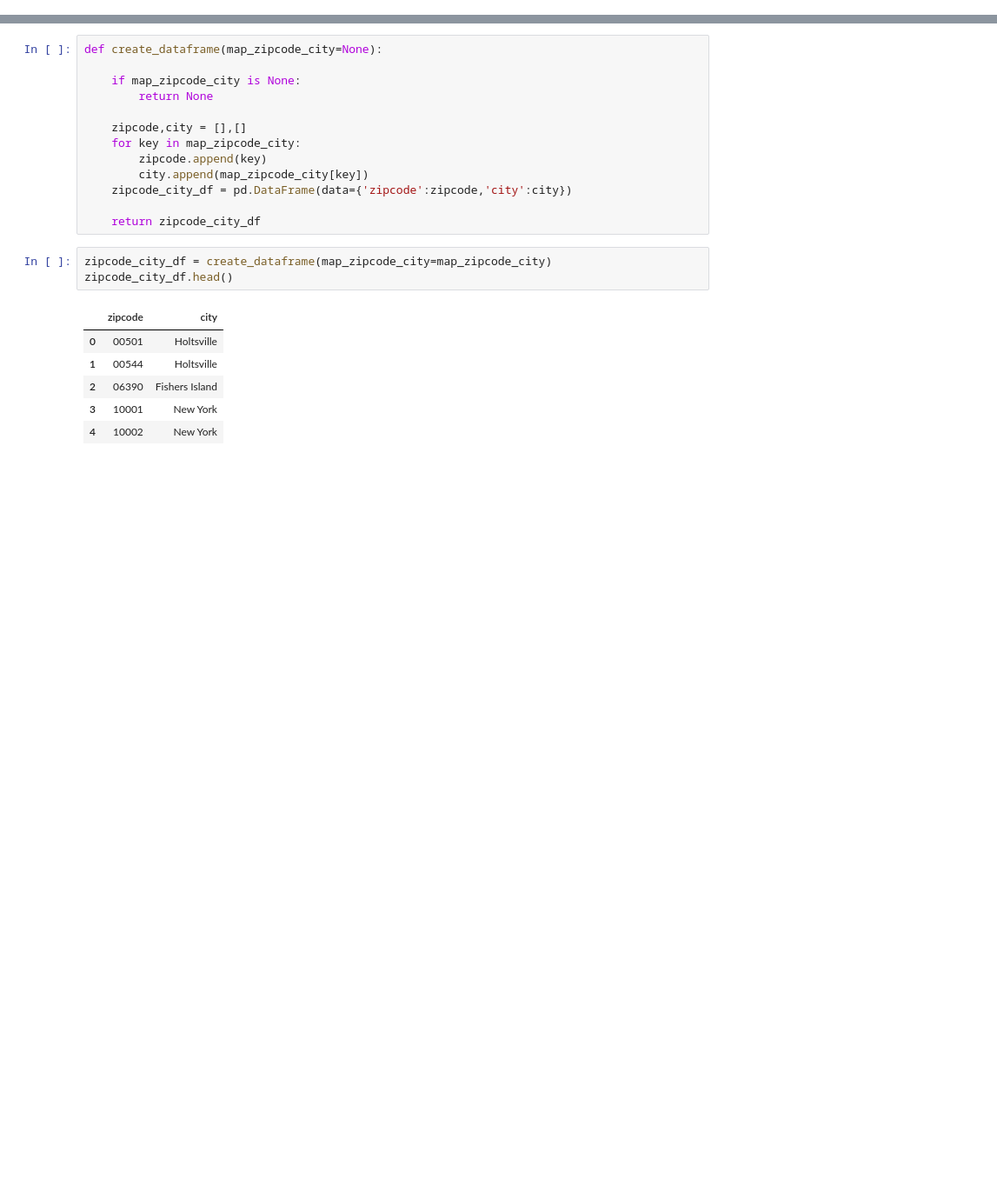
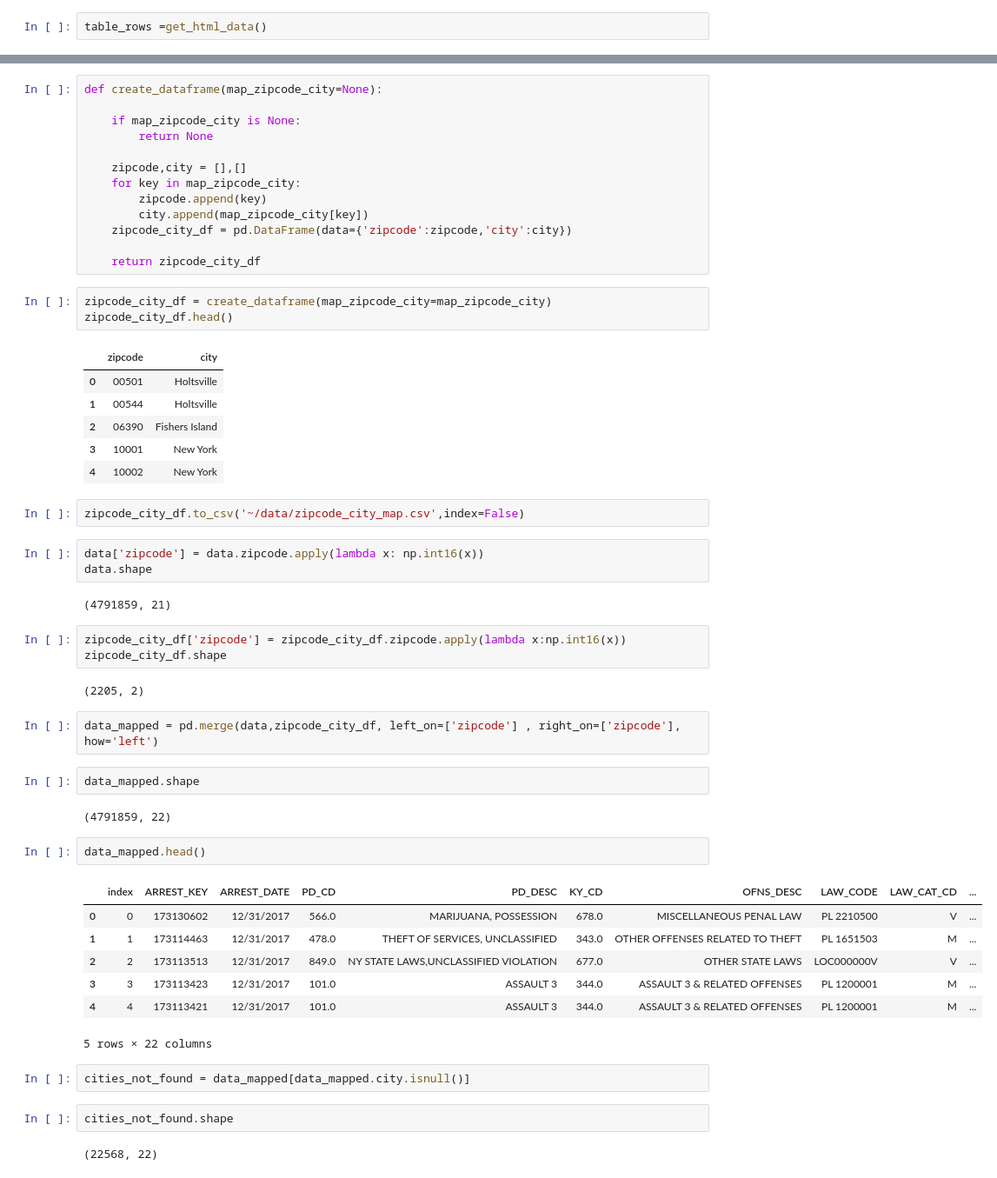
Before and after one commit to bhparijat/NYPD-crime-analysis, a Jupyter notebook: master.ipynb, the cells around one changed output, grey strips where cells are left out. Shown at 87% size. Saved outputs shown, nothing was run; the diff lists cells and outputs as text; blank space fills up the shorter version.

```diff
--- a/master.ipynb
+++ b/master.ipynb
@@ -51,3 +53,5 @@ RuntimeWarning: Enable tracemalloc to get the object allocation traceback
+# %%
+table_rows =get_html_data()
 # %%
 print(len(table_rows))
 # %% [output]
@@ -118,3 +122,37 @@ zipcode_city_df.head()
 | 2 | 06390 | Fishers Island |
 | 3 | 10001 | New York |
 | 4 | 10002 | New York |
+# %%
+zipcode_city_df.to_csv('~/data/zipcode_city_map.csv',index=False)
+# %%
+data['zipcode'] = data.zipcode.apply(lambda x: np.int16(x))
+data.shape
+# %% [output]
+(4791859, 21)
+# %%
+zipcode_city_df['zipcode'] = zipcode_city_df.zipcode.apply(lambda x:np.int16(x))
+zipcode_city_df.shape
+# %% [output]
+(2205, 2)
+# %%
+data_mapped = pd.merge(data,zipcode_city_df, left_on=['zipcode'] , right_on=['zipcode'], how='left')
+# %%
+data_mapped.shape
+# %% [output]
+(4791859, 22)
+# %%
+data_mapped.head()
+# %% [output]
+|  | index | ARREST_KEY | ARREST_DATE | PD_CD | PD_DESC | KY_CD | OFNS_DESC | LAW_CODE | LAW_CAT_CD | ... |
+| 0 | 0 | 173130602 | 12/31/2017 | 566.0 | MARIJUANA, POSSESSION | 678.0 | MISCELLANEOUS PENAL LAW | PL 2210500 | V | ... |
+| 1 | 1 | 173114463 | 12/31/2017 | 478.0 | THEFT OF SERVICES, UNCLASSIFIED | 343.0 | OTHER OFFENSES RELATED TO THEFT | PL 1651503 | M | ... |
+| 2 | 2 | 173113513 | 12/31/2017 | 849.0 | NY STATE LAWS,UNCLASSIFIED VIOLATION | 677.0 | OTHER STATE LAWS | LOC000000V | V | ... |
+| 3 | 3 | 173113423 | 12/31/2017 | 101.0 | ASSAULT 3 | 344.0 | ASSAULT 3 & RELATED OFFENSES | PL 1200001 | M | ... |
+| 4 | 4 | 173113421 | 12/31/2017 | 101.0 | ASSAULT 3 | 344.0 | ASSAULT 3 & RELATED OFFENSES | PL 1200001 | M | ... |
+5 rows × 22 columns
+# %%
+cities_not_found = data_mapped[data_mapped.city.isnull()]
+# %%
+cities_not_found.shape
+# %% [output]
+(22568, 22)
```
Also changed, not shown: parts of 34 cells of this notebook.
